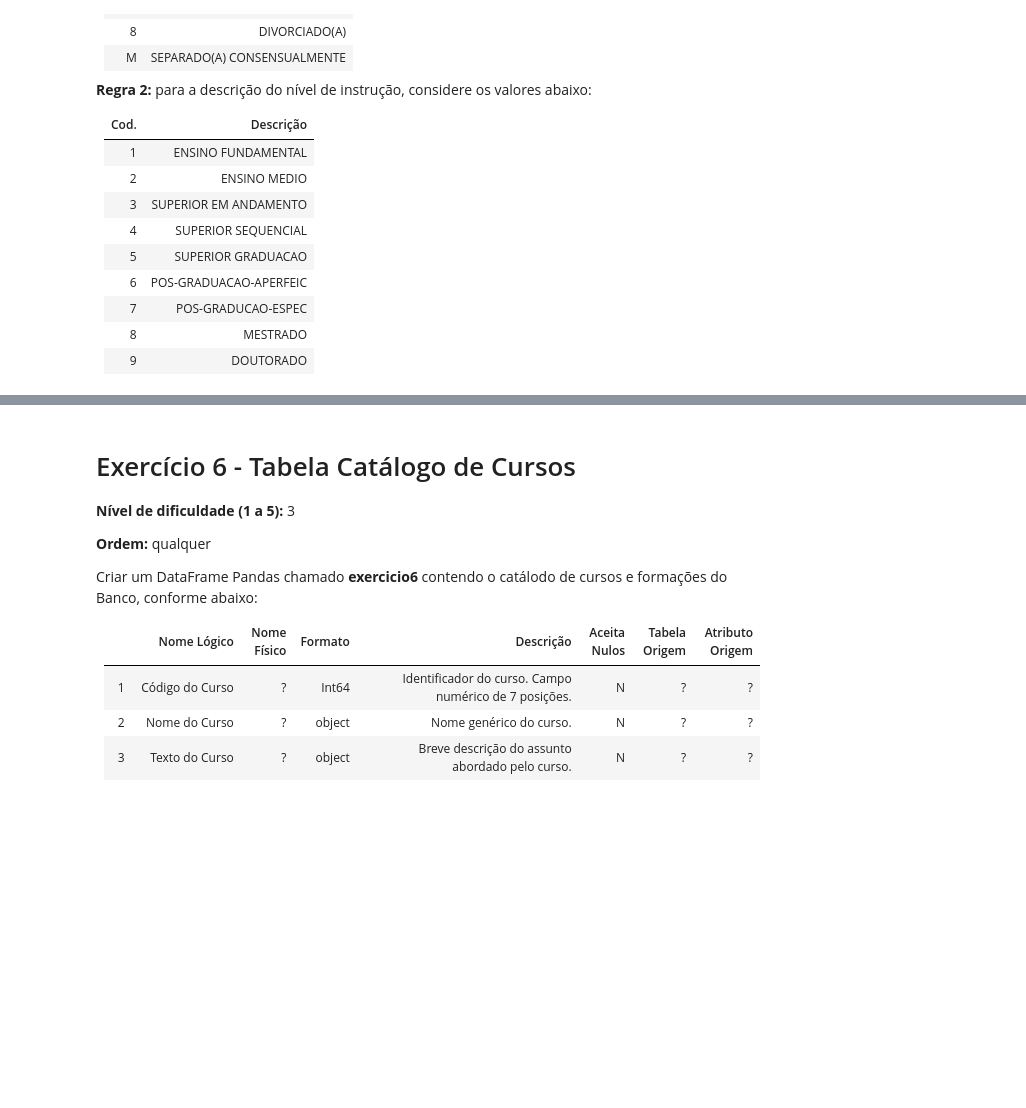
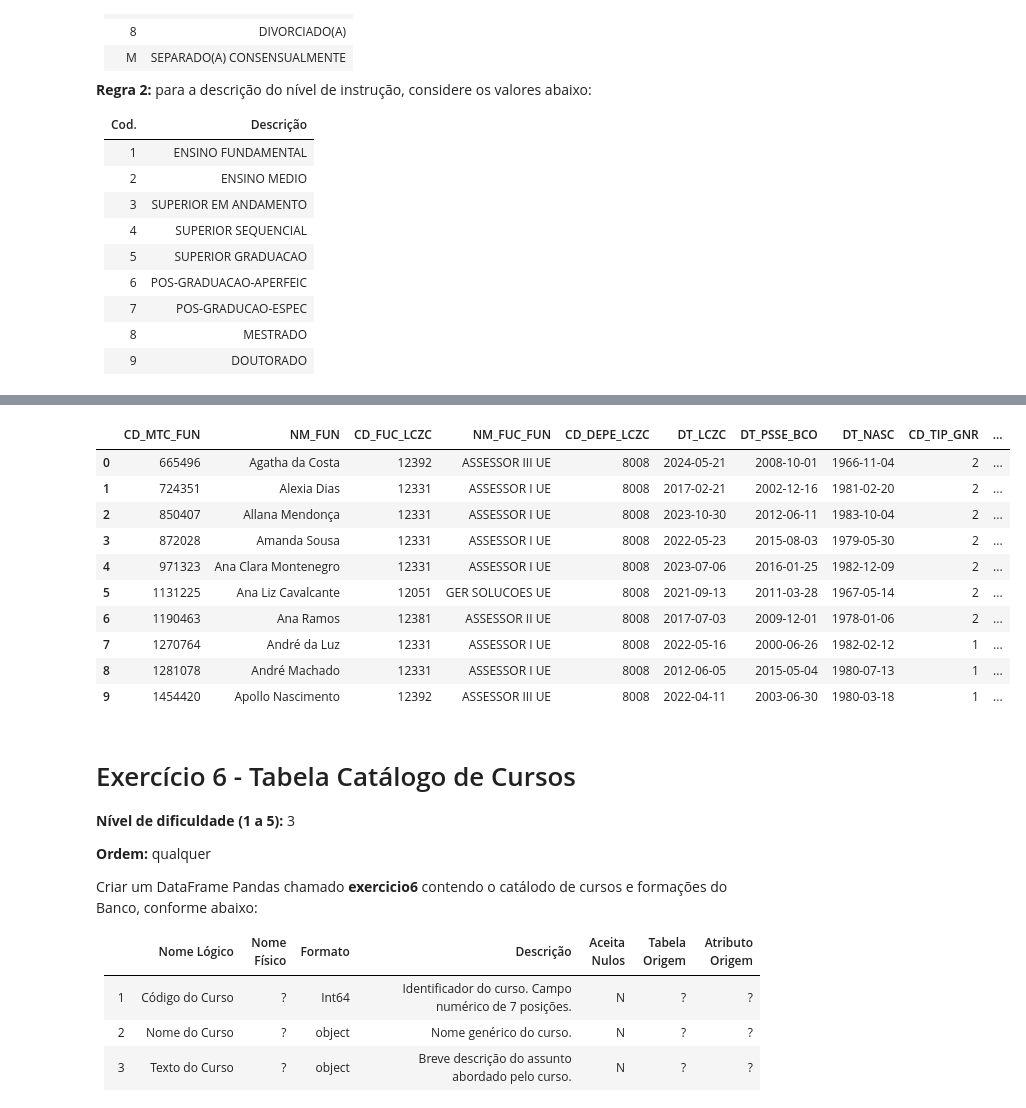
Before and after one commit to vladprado/AcademIA, a Jupyter notebook: desafio_engenharia/F9563426_engenharia.ipynb, the cells around one changed output, grey strips where cells are left out. Cells and saved outputs as stored; diff of their text form; code cells hidden in the pictures; blank space fills up the shorter version.

```diff
--- a/desafio_engenharia/F9563426_engenharia.ipynb
+++ b/desafio_engenharia/F9563426_engenharia.ipynb
@@ -596,0 +647,21 @@ Criar um DataFrame Pandas chamado <b>exercicio5</b> contendo os campos adicionai
+# %%
+df_fun_est_cvl = exercicio4.merge(df_estado_civil,
+                                   how="left",
+                                   left_on="SG_TIP_EST_CVL",
+                                   right_on="SG_TIP_EST_CVL"
+                                  )
+
+df_fun_est_cvl_itc = df_fun_est_cvl.merge(df_nivel_instrucao,
+                                          how="left",
+                                          left_on="CD_TIP_NVL_ITC",
+                                          right_on="CD_TIP_NVL_ITC")
+# %%
+df_funcao_funci = pd.read_csv("bases/FUC_FUN.csv")
+df_funcao_funci.info()
+
+df_fun_est_cvl_itc_fuc = df_fun_est_cvl_itc.merge(df_funcao_funci,
+                                                  how="left",
+                                                  left_on="CD_FUC_LCZC",
+                                                  right_on="CD_FUC_FUN")
+
+df_fun_est_cvl_itc_fuc.head(10)
@@ -597,3 +689,19 @@ Criar um DataFrame Pandas chamado <b>exercicio5</b> contendo os campos adicionai
+# %%
+exercicio5 = df_fun_est_cvl_itc_fuc[["CD_MTC_FUN","NM_FUN","CD_FUC_LCZC","NM_FUC_FUN","CD_DEPE_LCZC","DT_LCZC","DT_PSSE_BCO","DT_NASC","CD_TIP_GNR","SG_TIP_EST_CVL","NM_TIP_EST_CVL","CD_TIP_NVL_ITC","NM_TIP_NVL_ITC"]]
+
+exercicio5.head(10)
+# %% [output]
+|  | CD_MTC_FUN | NM_FUN | CD_FUC_LCZC | NM_FUC_FUN | CD_DEPE_LCZC | DT_LCZC | DT_PSSE_BCO | DT_NASC | CD_TIP_GNR | ... |
+| 0 | 665496 | Agatha da Costa | 12392 | ASSESSOR III UE | 8008 | 2024-05-21 | 2008-10-01 | 1966-11-04 | 2 | ... |
+| 1 | 724351 | Alexia Dias | 12331 | ASSESSOR I UE | 8008 | 2017-02-21 | 2002-12-16 | 1981-02-20 | 2 | ... |
+| 2 | 850407 | Allana Mendonça | 12331 | ASSESSOR I UE | 8008 | 2023-10-30 | 2012-06-11 | 1983-10-04 | 2 | ... |
+| 3 | 872028 | Amanda Sousa | 12331 | ASSESSOR I UE | 8008 | 2022-05-23 | 2015-08-03 | 1979-05-30 | 2 | ... |
+| 4 | 971323 | Ana Clara Montenegro | 12331 | ASSESSOR I UE | 8008 | 2023-07-06 | 2016-01-25 | 1982-12-09 | 2 | ... |
+| 5 | 1131225 | Ana Liz Cavalcante | 12051 | GER SOLUCOES UE | 8008 | 2021-09-13 | 2011-03-28 | 1967-05-14 | 2 | ... |
+| 6 | 1190463 | Ana Ramos | 12381 | ASSESSOR II UE | 8008 | 2017-07-03 | 2009-12-01 | 1978-01-06 | 2 | ... |
+| 7 | 1270764 | André da Luz | 12331 | ASSESSOR I UE | 8008 | 2022-05-16 | 2000-06-26 | 1982-02-12 | 1 | ... |
+| 8 | 1281078 | André Machado | 12331 | ASSESSOR I UE | 8008 | 2012-06-05 | 2015-05-04 | 1980-07-13 | 1 | ... |
+| 9 | 1454420 | Apollo Nascimento | 12392 | ASSESSOR III UE | 8008 | 2022-04-11 | 2003-06-30 | 1980-03-18 | 1 | ... |
 # %% [markdown]
 # Exercício 6 - Tabela Catálogo de Cursos
 
```
Also changed, not shown: parts of 6 cells of this notebook.
